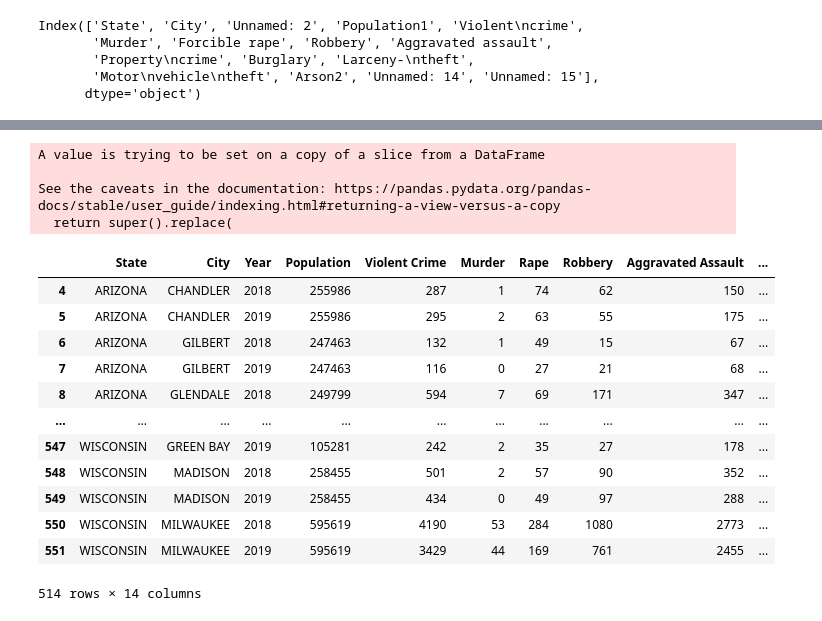
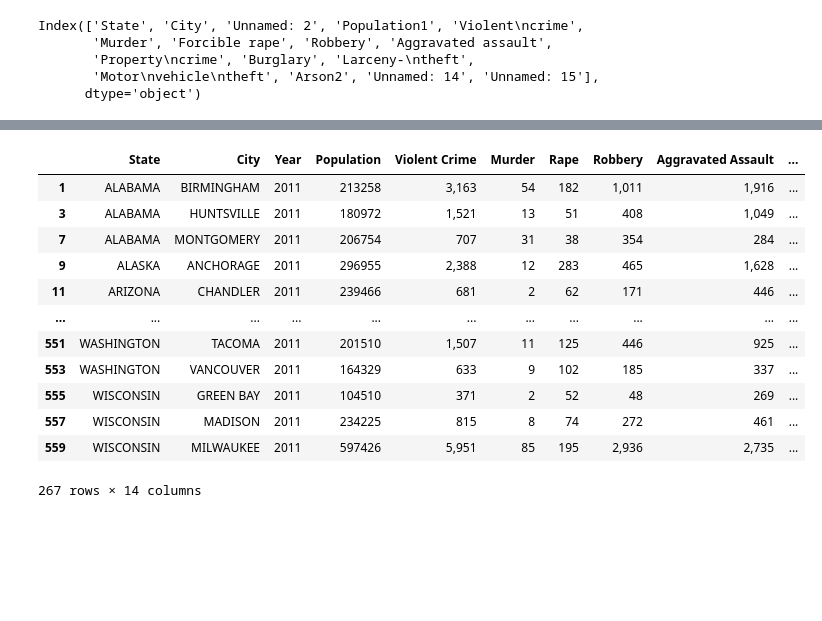
Before and after one commit to elysesulkey/National-Crime-Data-Analysis-Expanded, a Jupyter notebook: static/data/datacleaning.ipynb, the cells around one changed output, grey strips where cells are left out. Cells and saved outputs as stored; diff of their text form; code cells hidden in the pictures; blank space fills up the shorter version.

```diff
--- a/static/data/datacleaning.ipynb
+++ b/static/data/datacleaning.ipynb
@@ -76,0 +152,4 @@ raw_data2011_df["State"].replace({"ALABAMA3": "ALABAMA", ""}, inplace=True)
+# %%
+# Convert data types
+data2011_df["Year"] = data2011_df["Year"].astype(int)
+#data2011_df["Population"] = data2011_df["Population"].str.replace(',', '').astype(int)
@@ -144,27 +181,18 @@ array(['CHANDLER', 'GILBERT', 'GLENDALE', 'MESA', 'PEORIA', 'PHOENIX',
-# %%
-raw_data2_df["State"].replace({"NORTH CAROLINA 5, 6, 8": "NORTH CAROLINA"}, inplace=True)
-raw_data2_df["City"].replace({"BALTIMORE5": "BALTIMORE", "MINNEAPOLIS6": "MINNEAPOLIS", "ROCHESTER6": "ROCHESTER", "INDEPENDENCE6": "INDEPENDENCE", "LAS VEGAS METROPOLITAN POLICE DEPARTMENT": "LAS VEGAS", "FAYETTEVILLE5": "FAYETTEVILLE", "HIGH POINT5": "HIGH POINT", "OKLAHOMA CITY6": "OKLAHOMA CITY", "PORTLAND10": "PORTLAND", "METROPOLITAN NASHVILLE POLICE DEPARTMENT": "NASHVILLE", "AUSTIN6": "AUSTIN", "CORPUS CRISTI6": "CORPUS CRISTI", "LAREDO6": "LAREDO", "PASADENA6": "PASADENA", "RICHARDSON6": "RICHARDSON"}, inplace=True)
-# %% [output]
-A value is trying to be set on a copy of a slice from a DataFrame
-
-See the caveats in the documentation: https://pandas.pydata.org/pandas-docs/stable/user_guide/indexing.html#returning-a-view-versus-a-copy
-  return super().replace(
-# %%
-cleaned_data = raw_data2_df.rename(columns = {"Aggravated assault": "Aggravated Assault"})
-cleaned_data
-# %% [output]
-|  | State | City | Year | Population | Violent Crime | Murder | Rape | Robbery | Aggravated Assault | ... |
-| 4 | ARIZONA | CHANDLER | 2018 | 255986 | 287 | 1 | 74 | 62 | 150 | ... |
-| 5 | ARIZONA | CHANDLER | 2019 | 255986 | 295 | 2 | 63 | 55 | 175 | ... |
-| 6 | ARIZONA | GILBERT | 2018 | 247463 | 132 | 1 | 49 | 15 | 67 | ... |
-| 7 | ARIZONA | GILBERT | 2019 | 247463 | 116 | 0 | 27 | 21 | 68 | ... |
-| 8 | ARIZONA | GLENDALE | 2018 | 249799 | 594 | 7 | 69 | 171 | 347 | ... |
-| ... | ... | ... | ... | ... | ... | ... | ... | ... | ... | ... |
-| 547 | WISCONSIN | GREEN BAY | 2019 | 105281 | 242 | 2 | 35 | 27 | 178 | ... |
-| 548 | WISCONSIN | MADISON | 2018 | 258455 | 501 | 2 | 57 | 90 | 352 | ... |
-| 549 | WISCONSIN | MADISON | 2019 | 258455 | 434 | 0 | 49 | 97 | 288 | ... |
-| 550 | WISCONSIN | MILWAUKEE | 2018 | 595619 | 4190 | 53 | 284 | 1080 | 2773 | ... |
-| 551 | WISCONSIN | MILWAUKEE | 2019 | 595619 | 3429 | 44 | 169 | 761 | 2455 | ... |
-514 rows × 14 columns
+# %%
+data2011_df
+# %% [output]
+|  | State | City | Year | Population | Violent Crime | Murder | Rape | Robbery | Aggravated Assault | ... |
+| 1 | ALABAMA | BIRMINGHAM | 2011 | 213258 | 3,163 | 54 | 182 | 1,011 | 1,916 | ... |
+| 3 | ALABAMA | HUNTSVILLE | 2011 | 180972 | 1,521 | 13 | 51 | 408 | 1,049 | ... |
+| 7 | ALABAMA | MONTGOMERY | 2011 | 206754 | 707 | 31 | 38 | 354 | 284 | ... |
+| 9 | ALASKA | ANCHORAGE | 2011 | 296955 | 2,388 | 12 | 283 | 465 | 1,628 | ... |
+| 11 | ARIZONA | CHANDLER | 2011 | 239466 | 681 | 2 | 62 | 171 | 446 | ... |
+| ... | ... | ... | ... | ... | ... | ... | ... | ... | ... | ... |
+| 551 | WASHINGTON | TACOMA | 2011 | 201510 | 1,507 | 11 | 125 | 446 | 925 | ... |
+| 553 | WASHINGTON | VANCOUVER | 2011 | 164329 | 633 | 9 | 102 | 185 | 337 | ... |
+| 555 | WISCONSIN | GREEN BAY | 2011 | 104510 | 371 | 2 | 52 | 48 | 269 | ... |
+| 557 | WISCONSIN | MADISON | 2011 | 234225 | 815 | 8 | 74 | 272 | 461 | ... |
+| 559 | WISCONSIN | MILWAUKEE | 2011 | 597426 | 5,951 | 85 | 195 | 2,936 | 2,735 | ... |
+267 rows × 14 columns
 # %%
 # sort by State
```
Also changed, not shown: parts of 17 cells of this notebook, 3 other files.
